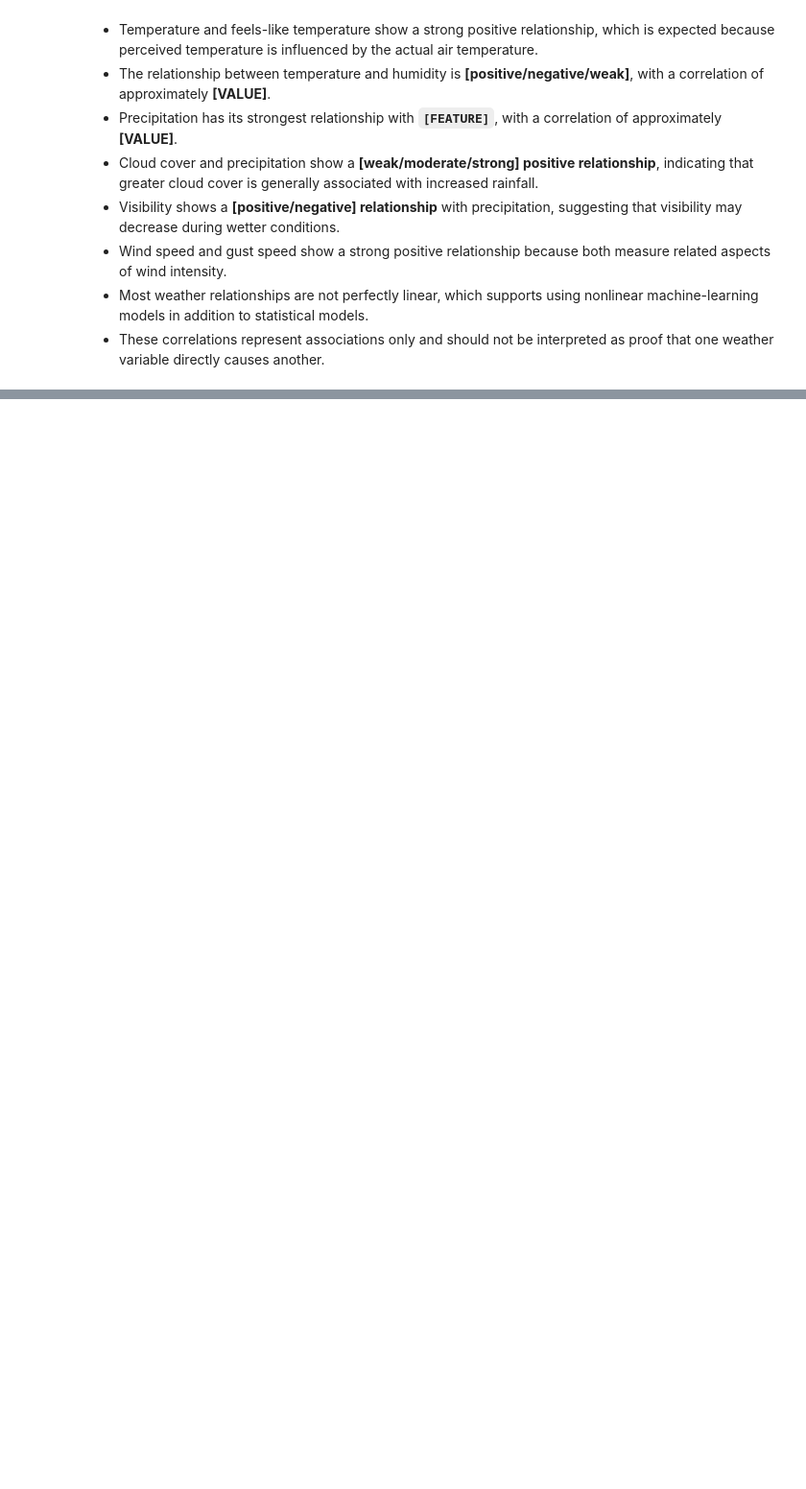
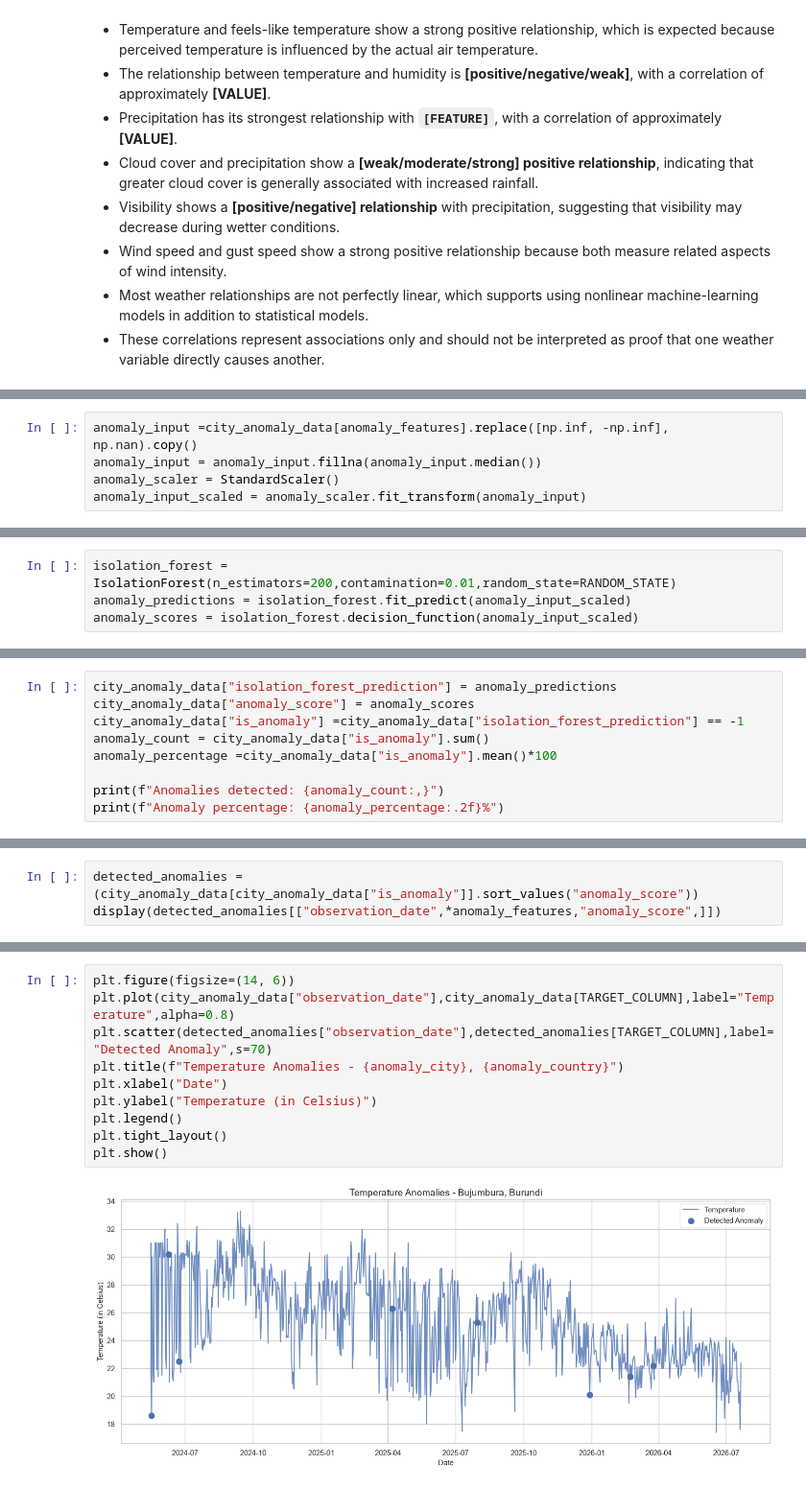
Before and after one commit to rajaraman04/Weather-Forecasting, a Jupyter notebook: weather_trend_forecasting.ipynb, the cells around one changed output, grey strips where cells are left out. Shown at 96% size. Saved outputs shown, nothing was run; the diff lists cells and outputs as text; blank space fills up the shorter version.

Commit message:
Performed anomaly detection on weather

```diff
--- a/weather_trend_forecasting.ipynb
+++ b/weather_trend_forecasting.ipynb
@@ -1401,0 +1441,5 @@ Strongest precipitation relationship: cloud (0.22)
+# %%
+anomaly_input =city_anomaly_data[anomaly_features].replace([np.inf, -np.inf], np.nan).copy()
+anomaly_input = anomaly_input.fillna(anomaly_input.median())
+anomaly_scaler = StandardScaler()
+anomaly_input_scaled = anomaly_scaler.fit_transform(anomaly_input)
@@ -1401,0 +1448,4 @@ Strongest precipitation relationship: cloud (0.22)
+# %%
+isolation_forest = IsolationForest(n_estimators=200,contamination=0.01,random_state=RANDOM_STATE)
+anomaly_predictions = isolation_forest.fit_predict(anomaly_input_scaled)
+anomaly_scores = isolation_forest.decision_function(anomaly_input_scaled)
@@ -1401,0 +1454,9 @@ Strongest precipitation relationship: cloud (0.22)
+# %%
+city_anomaly_data["isolation_forest_prediction"] = anomaly_predictions
+city_anomaly_data["anomaly_score"] = anomaly_scores
+city_anomaly_data["is_anomaly"] =city_anomaly_data["isolation_forest_prediction"] == -1
+anomaly_count = city_anomaly_data["is_anomaly"].sum()
+anomaly_percentage =city_anomaly_data["is_anomaly"].mean()*100
+
+print(f"Anomalies detected: {anomaly_count:,}")
+print(f"Anomaly percentage: {anomaly_percentage:.2f}%")
@@ -1401,0 +1468,3 @@ Strongest precipitation relationship: cloud (0.22)
+# %%
+detected_anomalies = (city_anomaly_data[city_anomaly_data["is_anomaly"]].sort_values("anomaly_score"))
+display(detected_anomalies[["observation_date",*anomaly_features,"anomaly_score",]])
@@ -1401,0 +1481,12 @@ Strongest precipitation relationship: cloud (0.22)
+# %%
+plt.figure(figsize=(14, 6))
+plt.plot(city_anomaly_data["observation_date"],city_anomaly_data[TARGET_COLUMN],label="Temperature",alpha=0.8)
+plt.scatter(detected_anomalies["observation_date"],detected_anomalies[TARGET_COLUMN],label="Detected Anomaly",s=70)
+plt.title(f"Temperature Anomalies - {anomaly_city}, {anomaly_country}")
+plt.xlabel("Date")
+plt.ylabel("Temperature (in Celsius)")
+plt.legend()
+plt.tight_layout()
+plt.show()
+# %% [output]
+[figure, added]
```
Also changed, not shown: parts of 18 cells of this notebook.
